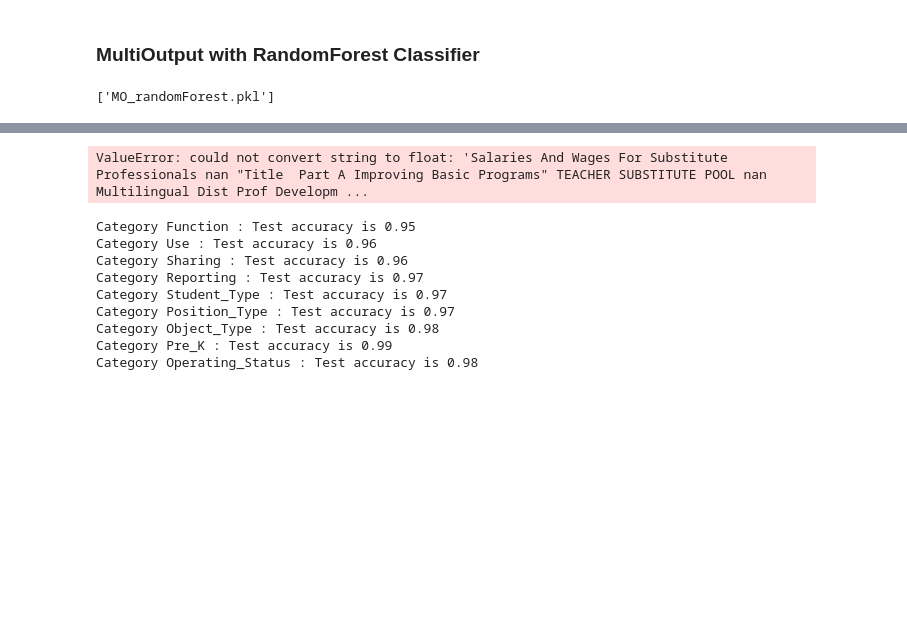
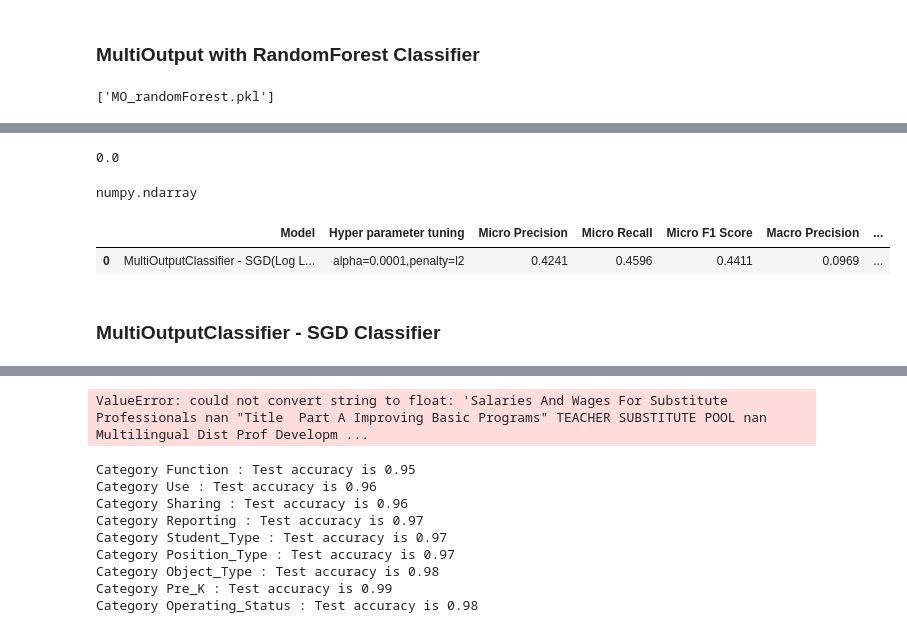
Before and after one commit to ayeshabhimdi/education-reboot, a Jupyter notebook: project/Reboot-Education_boxplot-PandasMICE.ipynb, the cells around one changed output, grey strips where cells are left out. Drawn from its saved outputs; the diff is of its cells as text; code cells hidden in the pictures; blank space fills up the shorter version.

```diff
--- a/project/Reboot-Education_boxplot-PandasMICE.ipynb
+++ b/project/Reboot-Education_boxplot-PandasMICE.ipynb
@@ -902,4 +920,4 @@ http://lpis.csd.auth.gr/publications/sechidis-ecmlpkdd-2011.pdf
 # %% [markdown]
 ## Logging the Result
 # %%
-results = pd.DataFrame(columns=["Model", "Hyper parameter tuning", "Test Accuracy", "Runtime"])
+results = pd.DataFrame(columns=["Model", "Hyper parameter tuning",  "Micro Precision", "Micro Recall","Micro F1 Score","Macro Precision", "Macro Recall","Macro F1 Score","Runtime"])
@@ -953,3 +958,0 @@ Test accuracy is 0.853719063322341
-# %%
-results.loc[len(results)] = ["OneVsRest(MultiNB) - for Function Category", "default", np.round(0.853719063322341, 3)]
-results
@@ -983,3 +958,0 @@ Category Operating_Status : Test accuracy is 0.96
-# %%
-results.loc[len(results)] = ["OneVsRest(MultiNB) - Avg All Category", "default", np.round(np.average((0.85,0.89,0.89,0.92,0.91,0.88,0.92,0.97,0.96)), 3)]
-results
@@ -1030,0 +1008,4 @@ ValueError: Must pass 2-d input
+# %%
+np_pred[0][0][1]
+# %% [output]
+0.0
@@ -1030,0 +1018,4 @@ ValueError: Must pass 2-d input
+# %%
+type(np_pred_t)
+# %% [output]
+numpy.ndarray
@@ -1030,0 +1025,8 @@ ValueError: Must pass 2-d input
+# %%
+results.loc[len(results)] = ["MultiOutputClassifier - SGD(Log Loss)", "alpha=0.0001,penalty=l2",0.4241, 0.4596,0.4411,0.0969,0.0931,0.0594,"7.08s" ]
+results
+# %% [output]
+|  | Model | Hyper parameter tuning | Micro Precision | Micro Recall | Micro F1 Score | Macro Precision | ... |
+| 0 | MultiOutputClassifier - SGD(Log L... | alpha=0.0001,penalty=l2 | 0.4241 | 0.4596 | 0.4411 | 0.0969 | ... |
+# %% [markdown]
+### MultiOutputClassifier - SGD Classifier
```
Also changed, not shown: parts of 31 cells of this notebook.
